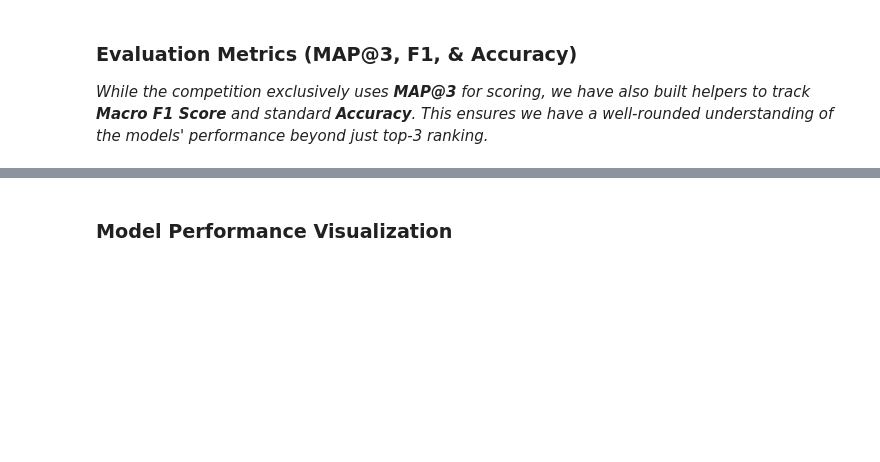
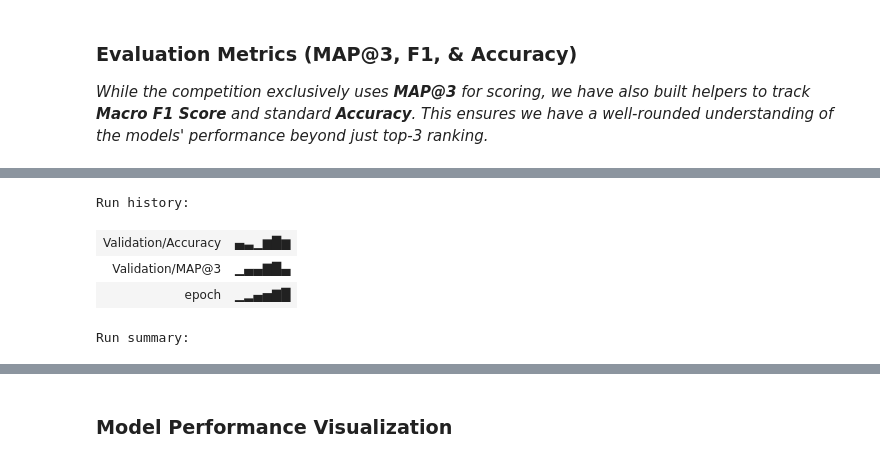
Before and after one commit to soham-zero/dl-genai-project-26-t2, a Jupyter notebook: notebooks/final_notebook.ipynb, the cells around one changed output, grey strips where cells are left out. Cells and saved outputs as stored; diff of their text form; code cells hidden in the pictures; blank space fills up the shorter version.

```diff
--- a/notebooks/final_notebook.ipynb
+++ b/notebooks/final_notebook.ipynb
@@ -239,0 +300,75 @@ We attempted to improve this by removing common English stopwords, assuming they
+# %%
+# 3. Model Architecture & Training Loop
+class BiLSTMScorer(nn.Module):
+    def __init__(self, vocab_size, embed_dim=32, hidden_dim=16, dropout=0.5):
+        super().__init__()
+        self.embedding = nn.Embedding(vocab_size, embed_dim, padding_idx=0)
+        self.lstm = nn.LSTM(embed_dim, hidden_dim, batch_first=True, bidirectional=True)
+        self.classifier = nn.Sequential(
+            nn.Linear(hidden_dim * 4, 128), nn.ReLU(),
+            nn.Dropout(dropout), nn.Linear(128, 1)
+        )
+
+    def encode(self, token_ids):
+        _, (hidden, _) = self.lstm(self.embedding(token_ids))
+        return torch.cat([hidden[-2], hidden[-1]], dim=-1) # Concat forward and backward
+
+    def forward(self, prompt_ids, options_ids):
+        pv = self.encode(prompt_ids)
+        scores = [self.classifier(torch.cat([pv, self.encode(options_ids[:, i, :])], dim=-1)) for i in range(5)]
+        return torch.cat(scores, dim=-1)
+
+bilstm_model = BiLSTMScorer(VOCAB_SIZE).to(device)
+optimizer = torch.optim.Adam(bilstm_model.parameters(), lr=1e-3, weight_decay=1e-2)
+criterion = nn.CrossEntropyLoss()
+EPOCHS = 6
+best_map3 = 0.0
+
+try: wandb.init(project=PROJECT_NAME, name='Model_1_BiLSTM_Scratch')
+except: pass
+
+for epoch in range(1, EPOCHS + 1):
+    bilstm_model.train()
+    for p_ids, o_ids, labels in bilstm_train:
+        optimizer.zero_grad()
+        loss = criterion(bilstm_model(p_ids.to(device), o_ids.to(device)), labels.to(device))
+        loss.backward()
+        optimizer.step()
+
+    bilstm_model.eval()
+    preds, truths = [], []
+    with torch.no_grad():
+        for p_ids, o_ids, labels in bilstm_val:
+            logits = bilstm_model(p_ids.to(device), o_ids.to(device))
+            for row_idx in logits.argsort(dim=-1, descending=True)[:, :3]:
+                preds.append(' '.join([IDX_TO_LETTER[i] for i in row_idx.tolist()]))
+            truths.extend([IDX_TO_LETTER[l] for l in labels.tolist()])
+
+    val_map3 = calculate_map3(preds, truths)
+    if val_map3 > best_map3:
+        best_map3 = val_map3
+        torch.save(bilstm_model.state_dict(), 'best_bilstm.pt')
+
+    try: wandb.log({'epoch': epoch, 'Validation/MAP@3': val_map3, 'Validation/Accuracy': calculate_accuracy(preds, truths)})
+    except: pass
+    print(f"Epoch {epoch}/{EPOCHS} | Val MAP@3: {val_map3:.4f}")
+
+try: wandb.finish()
+except: pass
+
+# 4. Final Evaluation
+bilstm_model.load_state_dict(torch.load('best_bilstm.pt', map_location=device))
+bilstm_model.eval()
+bilstm_preds, bilstm_truths = [], []
+with torch.no_grad():
+    for p_ids, o_ids, labels in bilstm_val:
+        logits = bilstm_model(p_ids.to(device), o_ids.to(device))
+        for row_idx in logits.argsort(dim=-1, descending=True)[:, :3]:
+            bilstm_preds.append(' '.join([IDX_TO_LETTER[i] for i in row_idx.tolist()]))
+        bilstm_truths.extend([IDX_TO_LETTER[l] for l in labels.tolist()])
+
+bilstm_map3 = calculate_map3(bilstm_preds, bilstm_truths)
+bilstm_acc  = calculate_accuracy(bilstm_preds, bilstm_truths)
+bilstm_f1   = calculate_f1(bilstm_preds, bilstm_truths)
+print(f"Final BiLSTM | MAP@3: {bilstm_map3:.4f} | Acc: {bilstm_acc:.4f} | F1: {bilstm_f1:.4f}")
+# %% [output]
@@ -239,0 +389,5 @@ We attempted to improve this by removing common English stopwords, assuming they
+Run history:
+| Validation/Accuracy | ▄▃▁▆█▆ |
+| Validation/MAP@3 | ▁▄▄▇█▄ |
+| epoch | ▁▂▄▅▇█ |
+Run summary:
```
Also changed, not shown: parts of 48 cells of this notebook, 1 other file.
